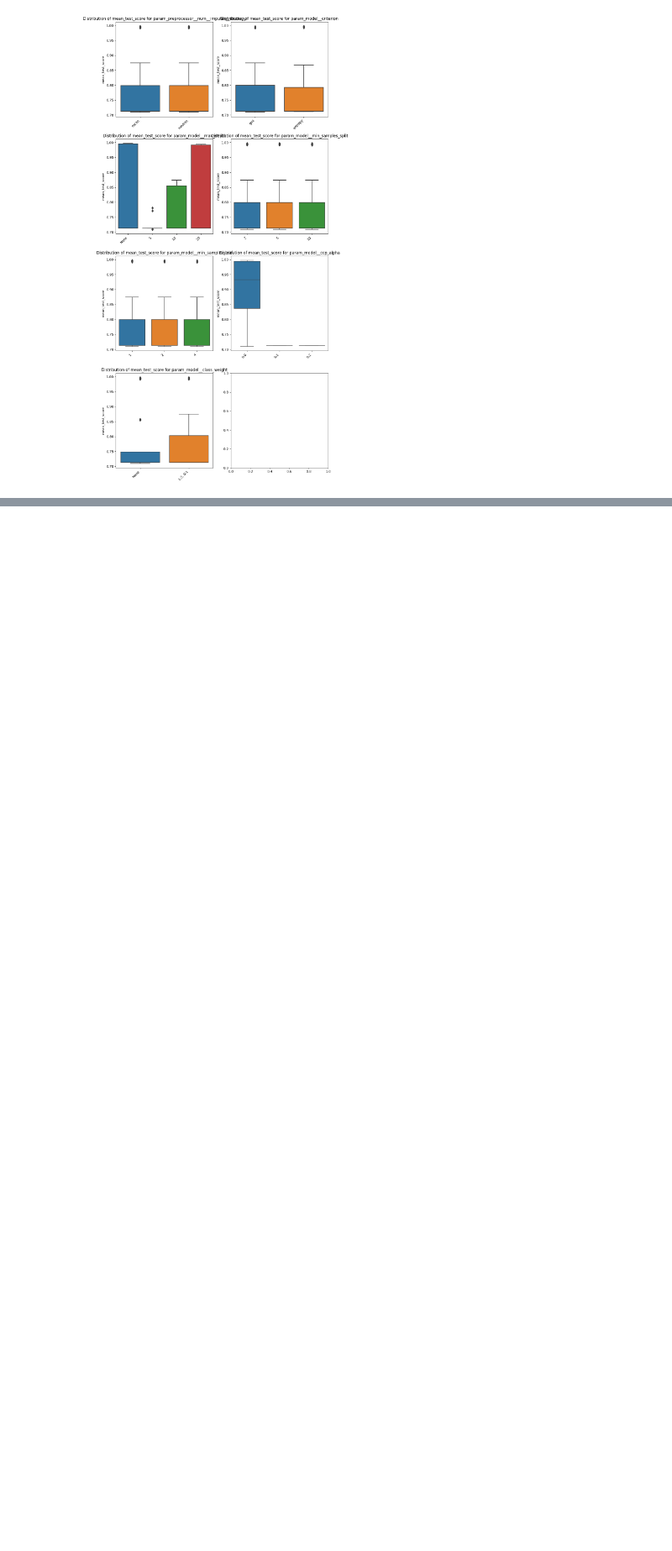
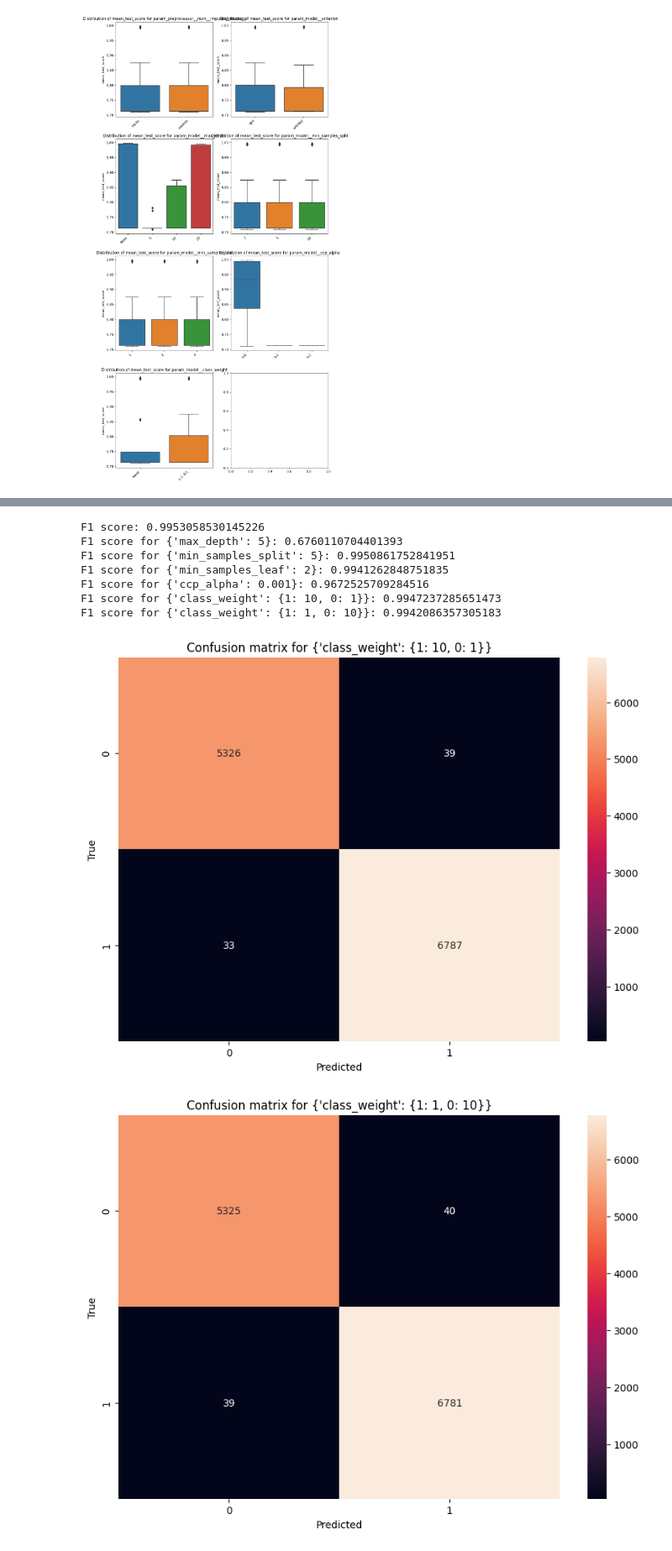
Before and after one commit to Golden3x11/ml, a Jupyter notebook: L3/L3.ipynb, the cells around one changed output, grey strips where cells are left out. Shown at 84% size. Cells and saved outputs as stored; diff of their text form; code cells hidden in the pictures; blank space fills up the shorter version.

```diff
--- a/L3/L3.ipynb
+++ b/L3/L3.ipynb
@@ -282,0 +312,57 @@ graph
+# %%
+from sklearn.metrics import confusion_matrix
+
+
+clf = DecisionTreeClassifier(random_state=RANDOM_STATE)
+clf.fit(X_train, y_train)
+y_pred = clf.predict(X_test)
+print(f'F1 score: {f1_score(y_test, y_pred)}')
+
+
+dot_data = tree.export_graphviz(clf, out_file=None,
+                                feature_names=numeric_features + list(names),
+                                class_names=['poisonous', 'edible'],
+                                filled=True)
+
+# Draw graph
+graph = graphviz.Source(dot_data, format="png")
+
+# Save graph
+graph.render("default_tree")
+
+
+for param in params_to_test:
+    clf = DecisionTreeClassifier(random_state=RANDOM_STATE, **param)
+    clf.fit(X_train, y_train)
+    y_pred = clf.predict(X_test)
+    print(f'F1 score for {param}: {f1_score(y_test, y_pred)}')
+
+    dot_data = tree.export_graphviz(clf, out_file=None,
+                                    feature_names=numeric_features + list(names),
+                                    class_names=['poisonous', 'edible'],
+                                    filled=True)
+    graph = graphviz.Source(dot_data, format="png")
+
+    if isinstance(list(param.values())[0], dict):
+        graph.render(f"tree_{list(param.keys())[0]}_{list(param.values())[0][0]}")
+
+        matrix_of_confusion = confusion_matrix(y_test, y_pred)
+        plt.figure(figsize=(10, 7))
+        sns.heatmap(matrix_of_confusion, annot=True, fmt='g')
+        plt.xlabel('Predicted')
+        plt.ylabel('True')
+        plt.title(f'Confusion matrix for {param}')
+        plt.savefig(f"confusion_matrix_{list(param.keys())[0]}_{list(param.values())[0][0]}.png")
+
+    else:
+        graph.render(f"tree_{list(param.keys())[0]}_{list(param.values())[0]}")
+# %% [output]
+F1 score: 0.9953058530145226
+F1 score for {'max_depth': 5}: 0.6760110704401393
+F1 score for {'min_samples_split': 5}: 0.9950861752841951
+F1 score for {'min_samples_leaf': 2}: 0.9941262848751835
+F1 score for {'ccp_alpha': 0.001}: 0.9672525709284516
+F1 score for {'class_weight': {1: 10, 0: 1}}: 0.9947237285651473
+F1 score for {'class_weight': {1: 1, 0: 10}}: 0.9942086357305183
+[figure, added]
+[figure, added]
```
Also changed, not shown: parts of 6 cells of this notebook, 18 other files.
